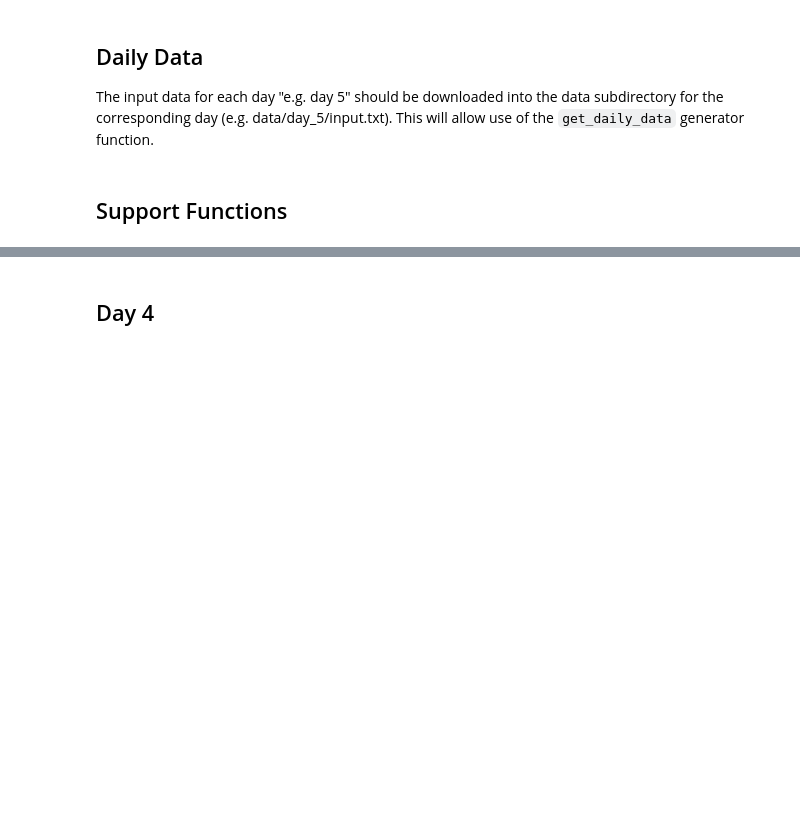
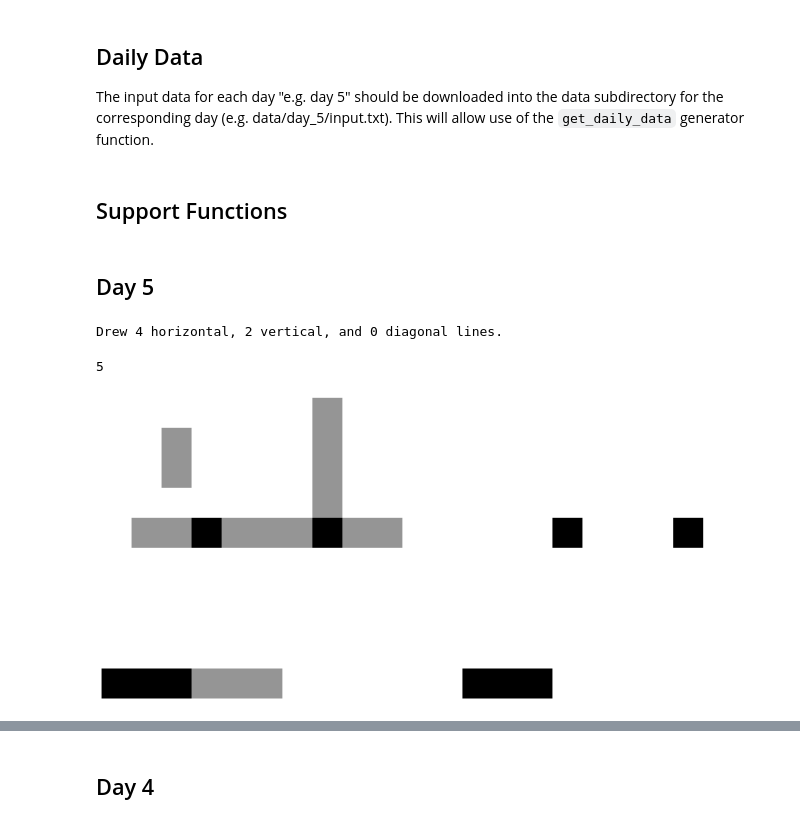
Before and after one commit to mikesivley/advent2021, a Jupyter notebook: advent2021.ipynb, the cells around one changed output, grey strips where cells are left out. Drawn from its saved outputs; the diff is of its cells as text; code cells hidden in the pictures; blank space fills up the shorter version.

```diff
--- a/advent2021.ipynb
+++ b/advent2021.ipynb
@@ -27,3 +27,13 @@ def get_daily_data(day, sep=None):
                 yield line.rstrip()
             else:
                 yield line.rstrip().split(sep)
+# %% [markdown]
+## Day 5
+# %%
+example_data = ["0,9 -> 5,9","8,0 -> 0,8","9,4 -> 3,4","2,2 -> 2,1","7,0 -> 7,4","6,4 -> 2,0","0,9 -> 2,9","3,4 -> 1,4","0,0 -> 8,8","5,5 -> 8,2"]
+# %%
+def parse_coordinates(line):
+    row = line.split()
+    coords = row[0].split(',') + row[2].split(',')
+    coords = [int(c) for c in coords]
+    return coords
@@ -29,0 +134,11 @@ def get_daily_data(day, sep=None):
+# %%
+# Example input
+data = [parse_coordinates(line) for line in example_data]
+sv = SeaVents(data)
+sv.map_vents()
+sv.plot_vents()
+sv.n_danger_zones()
+# %% [output]
+Drew 4 horizontal, 2 vertical, and 0 diagonal lines.
+5
+[figure, added]
```
Also changed, not shown: parts of 15 cells of this notebook.
